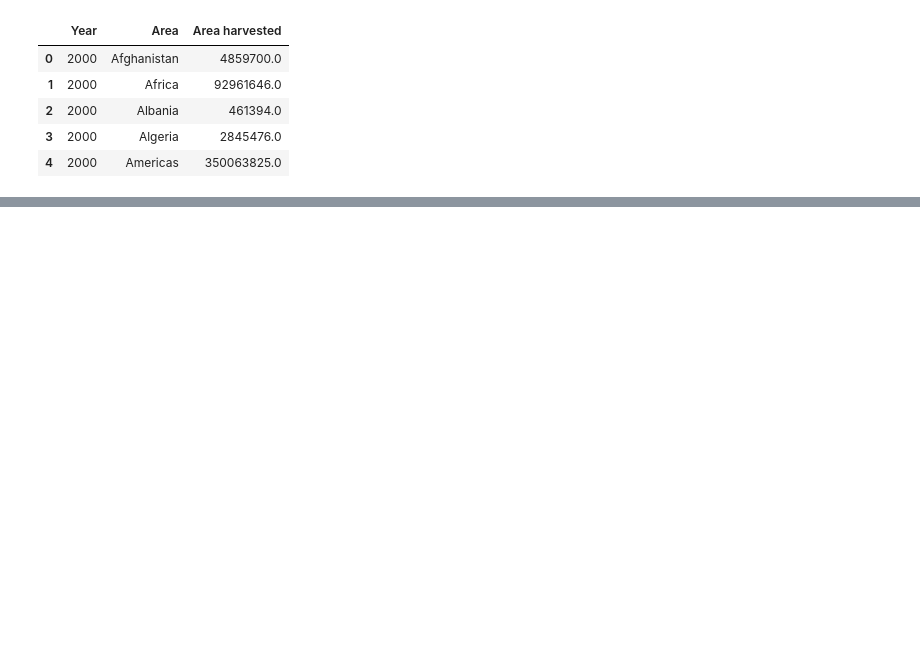
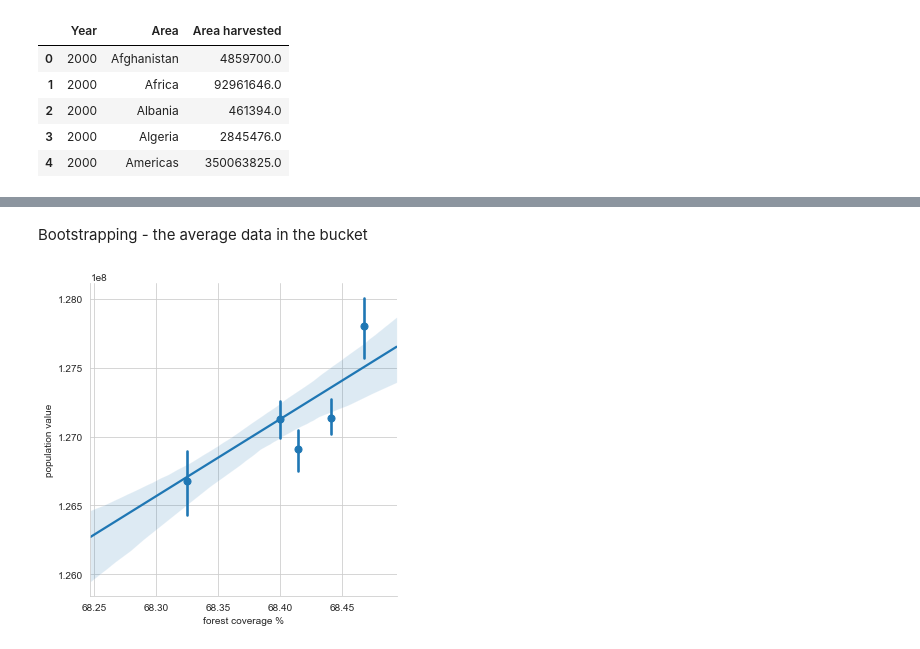
Before and after one commit to BoSuto/Specialist-Certificate-in-Data-Analytics-Essential-Jan-2023, a Jupyter notebook: Project_May_2023.ipynb, the cells around one changed output, grey strips where cells are left out. Saved outputs shown, nothing was run; the diff lists cells and outputs as text; code cells hidden in the pictures; blank space fills up the shorter version.

Commit message:
experimenting with lmplots

```diff
--- a/Project_May_2023.ipynb
+++ b/Project_May_2023.ipynb
@@ -733,0 +650,10 @@ Notes:
+# %% [markdown]
+Bootstrapping - the average data in the bucket
+# %%
+sns.lmplot(x='forest coverage',y='population value',data = final_df_filtered[final_df_filtered.country_name=='Japan'],x_bins=5)
+plt.xlabel('forest coverage %')
+plt.ylabel('population value')
+
+plt.show()
+# %% [output]
+[figure, added]
```
Also changed, not shown: parts of 60 cells of this notebook.
